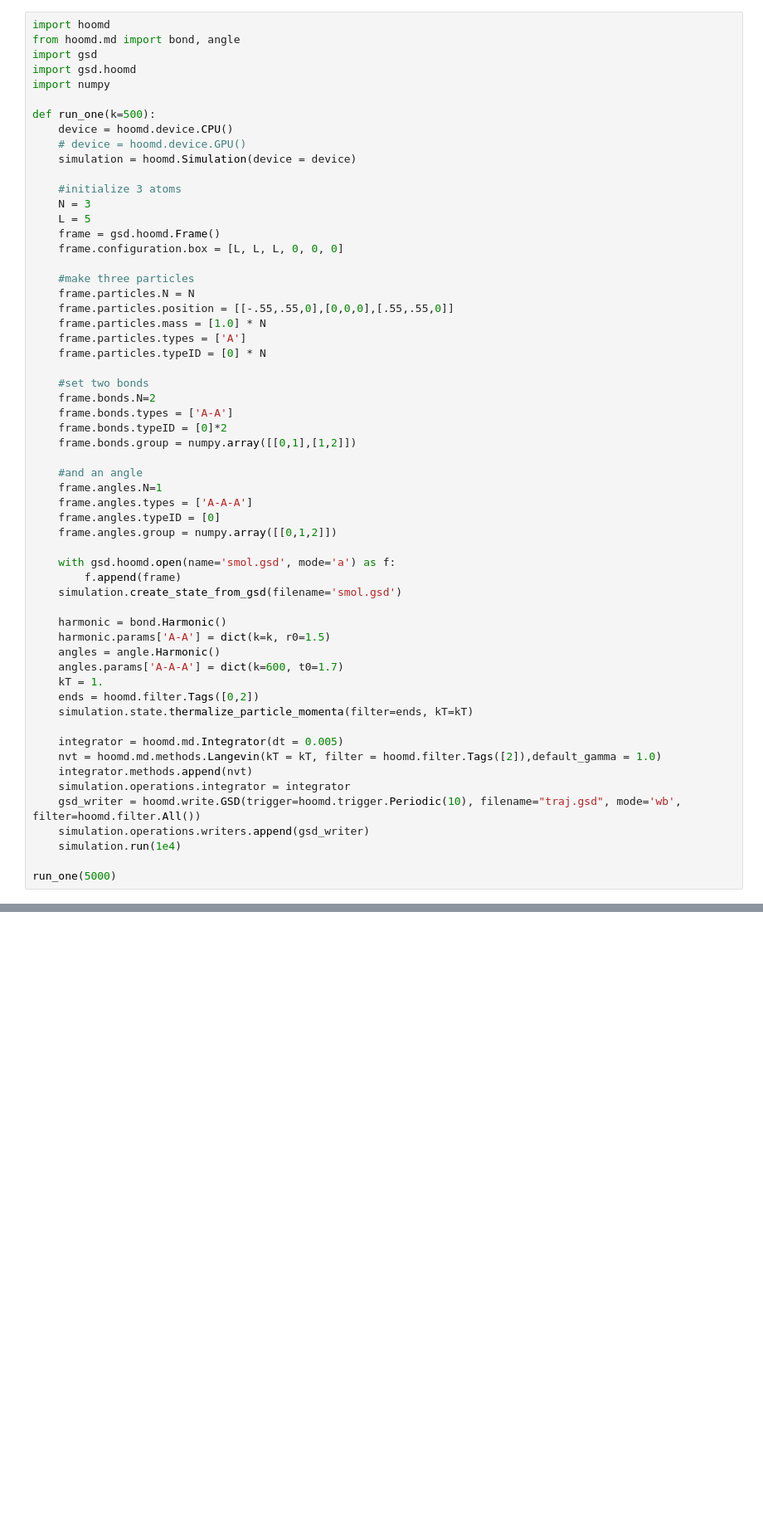
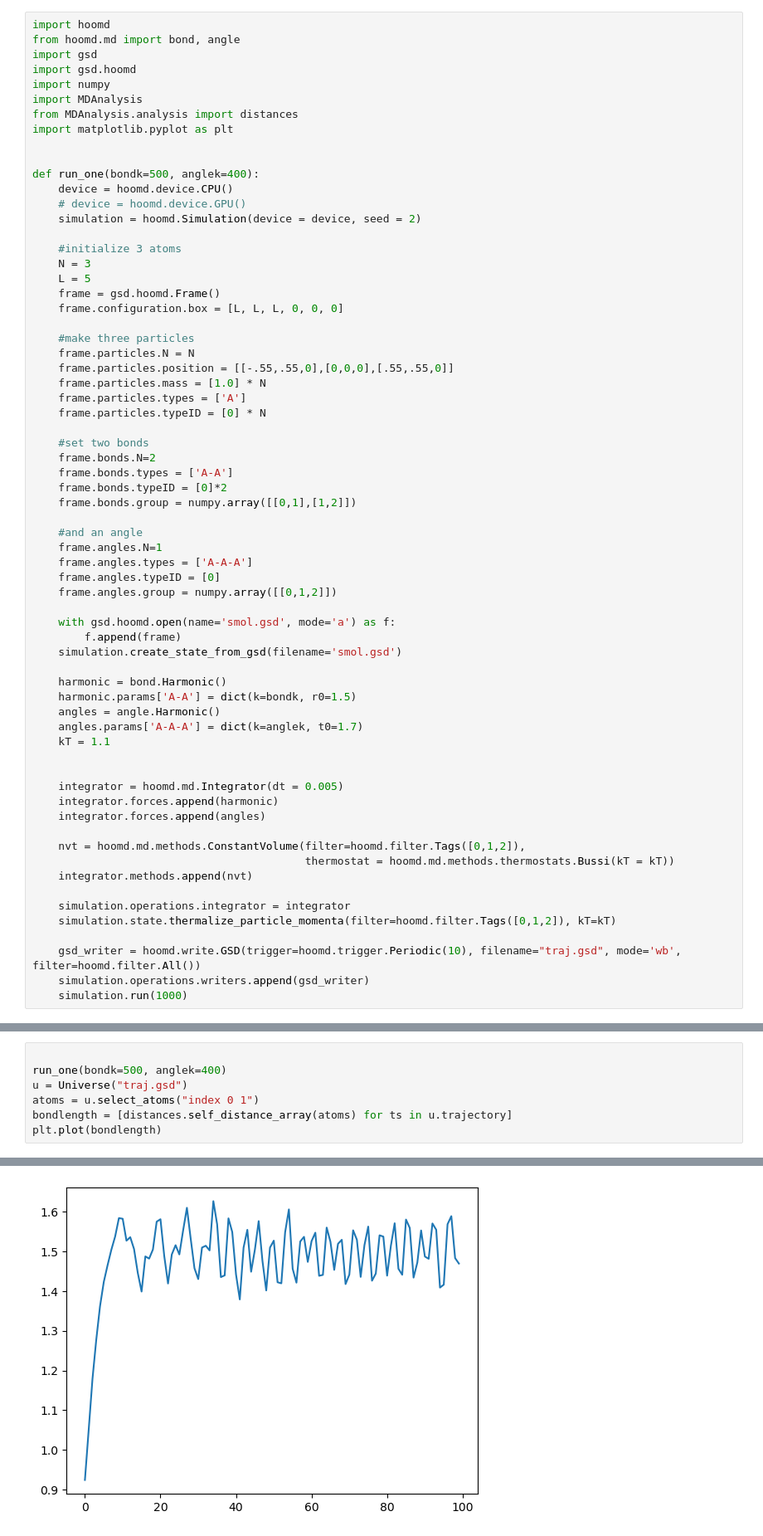
Before and after one commit to icomse/7th_workshop_MD, a Jupyter notebook: BondsNAngles.ipynb, the cells around one changed output, grey strips where cells are left out. Shown at 83% size. Saved outputs shown, nothing was run; the diff lists cells and outputs as text; blank space fills up the shorter version.

Commit message:
Bond/Angle vis works

```diff
--- a/BondsNAngles.ipynb
+++ b/BondsNAngles.ipynb
@@ -4,11 +4,15 @@ from hoomd.md import bond, angle
 import gsd
 import gsd.hoomd
 import numpy
+import MDAnalysis
+from MDAnalysis.analysis import distances
+import matplotlib.pyplot as plt
 
-def run_one(k=500):
+
+def run_one(bondk=500, anglek=400):
     device = hoomd.device.CPU()
     # device = hoomd.device.GPU()
-    simulation = hoomd.Simulation(device = device)
+    simulation = hoomd.Simulation(device = device, seed = 2)
 
     #initialize 3 atoms
     N = 3
@@ -40,19 +44,23 @@ def run_one(k=500):
     simulation.create_state_from_gsd(filename='smol.gsd')
 
     harmonic = bond.Harmonic()
-    harmonic.params['A-A'] = dict(k=k, r0=1.5)
+    harmonic.params['A-A'] = dict(k=bondk, r0=1.5)
     angles = angle.Harmonic()
-    angles.params['A-A-A'] = dict(k=600, t0=1.7)
-    kT = 1.
-    ends = hoomd.filter.Tags([0,2])
-    simulation.state.thermalize_particle_momenta(filter=ends, kT=kT)
+    angles.params['A-A-A'] = dict(k=anglek, t0=1.7)
+    kT = 1.1
+
 
     integrator = hoomd.md.Integrator(dt = 0.005)
-    nvt = hoomd.md.methods.Langevin(kT = kT, filter = hoomd.filter.Tags([2]),default_gamma = 1.0)
+    integrator.forces.append(harmonic)
+    integrator.forces.append(angles)
+
+    nvt = hoomd.md.methods.ConstantVolume(filter=hoomd.filter.Tags([0,1,2]),
+                                          thermostat = hoomd.md.methods.thermostats.Bussi(kT = kT))
     integrator.methods.append(nvt)
+
     simulation.operations.integrator = integrator
+    simulation.state.thermalize_particle_momenta(filter=hoomd.filter.Tags([0,1,2]), kT=kT)
+
     gsd_writer = hoomd.write.GSD(trigger=hoomd.trigger.Periodic(10), filename="traj.gsd", mode='wb', filter=hoomd.filter.All())
     simulation.operations.writers.append(gsd_writer)
-    simulation.run(1e4)
-
-run_one(5000)
+    simulation.run(1000)
@@ -61,0 +67,8 @@ run_one(5000)
+# %%
+
+run_one(bondk=500, anglek=400)
+u = Universe("traj.gsd")
+atoms = u.select_atoms("index 0 1")
+bondlength = [distances.self_distance_array(atoms) for ts in u.trajectory]
+plt.plot(bondlength)
+# %% [output]
@@ -61,0 +76 @@ run_one(5000)
+[figure, added]
```
Also changed, not shown: parts of 3 cells of this notebook.
